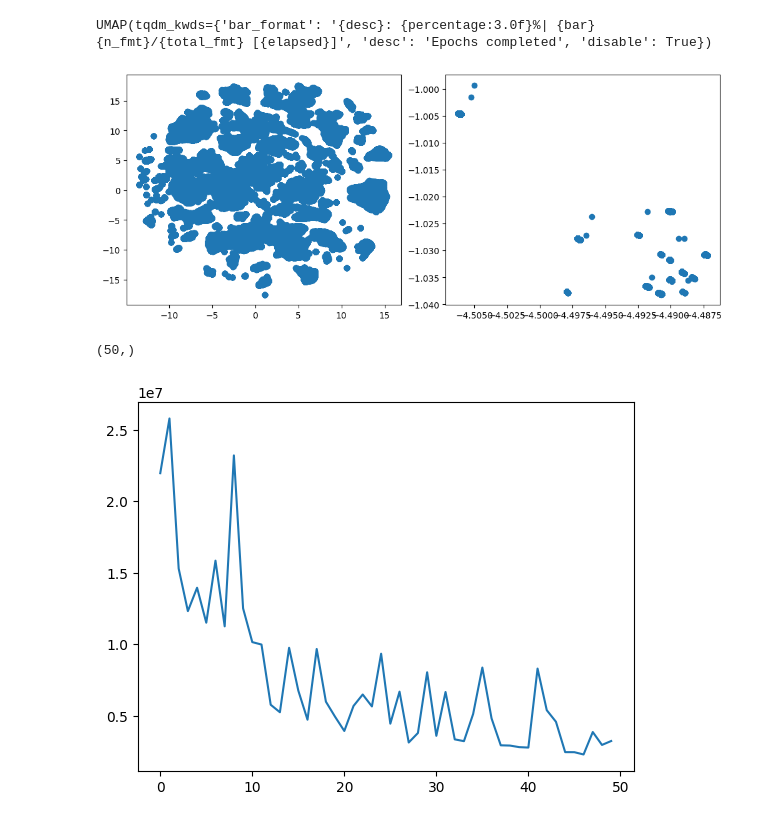
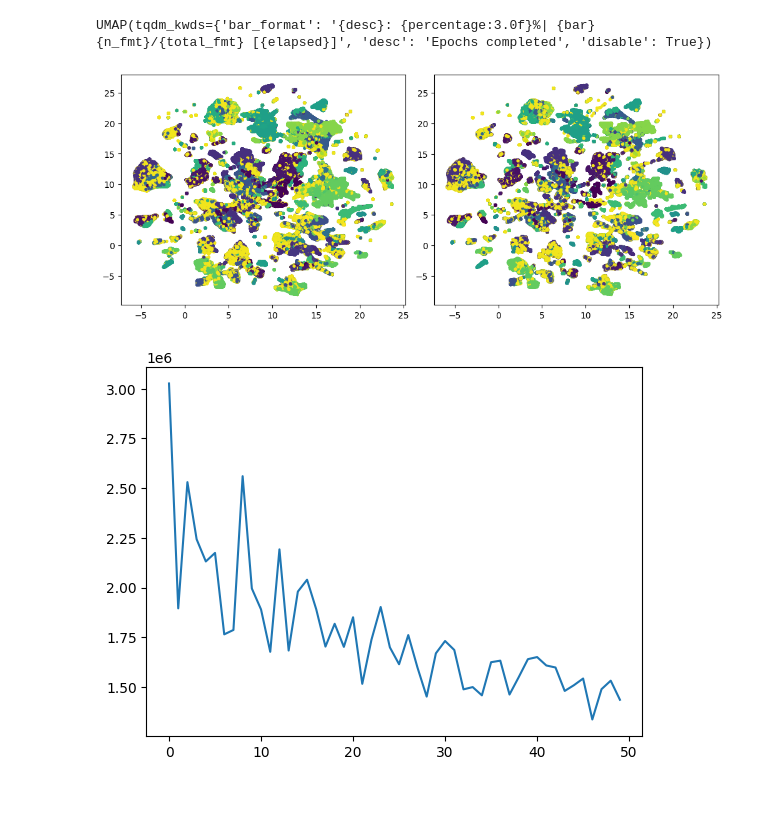
Before and after one commit to nveshaan/msde, a Jupyter notebook: notebooks/umap.ipynb, the cells around one changed output. Saved outputs shown, nothing was run; the diff lists cells and outputs as text; code cells hidden in the pictures.

```diff
--- a/notebooks/umap.ipynb
+++ b/notebooks/umap.ipynb
@@ -5,6 +6,9 @@ import h5py
 from umap import UMAP
 # %%
-file = h5py.File("../data/hcla_50pc_100k.hdf5", 'r')
+file = h5py.File("/Volumes/SSD/hcla_50pc_50k.hdf5", 'r')
+adata = sc.read_h5ad('../data/hlca.h5ad', backed='r')
+# %%
+labels, colors = np.unique(adata.obs["cell_type"], return_inverse=True)
 # %%
 umap = UMAP()
 umap.fit(file["trajectory"]["0"])
@@ -12,22 +16,18 @@ umap.fit(file["trajectory"]["0"])
 UMAP(tqdm_kwds={'bar_format': '{desc}: {percentage:3.0f}%| {bar} {n_fmt}/{total_fmt} [{elapsed}]', 'desc': 'Epochs completed', 'disable': True})
 # %%
 iter0 = umap.transform(file["trajectory"]["0"])
-iter40 = umap.transform(file["trajectory"]["20"])
+iter20 = umap.transform(file["trajectory"]["20"])
 # %%
 fig, axes = plt.subplots(1, 2, figsize=(10, 4), layout='constrained')
 
-axes[0].scatter(iter0[:, 0], iter0[:, 1])
-axes[1].scatter(iter40[:, 0], iter40[:, 1])
+axes[0].scatter(iter0[:, 0], iter0[:, 1], c=colors, s=8)
+axes[1].scatter(iter20[:, 0], iter20[:, 1], c=colors, s=8)
 
 plt.show()
 # %% [output]
-[figure, old version]
+[figure, new version]
-# %%
-file["feature_dist"].shape
-# %% [output]
-(50,)
 # %%
 plt.plot(file["feature_dist"][()])
 plt.show()
 # %% [output]
-[figure, old version]
+[figure, new version]
```
Also changed, not shown: parts of 1 cell of this notebook, 2 other files.
